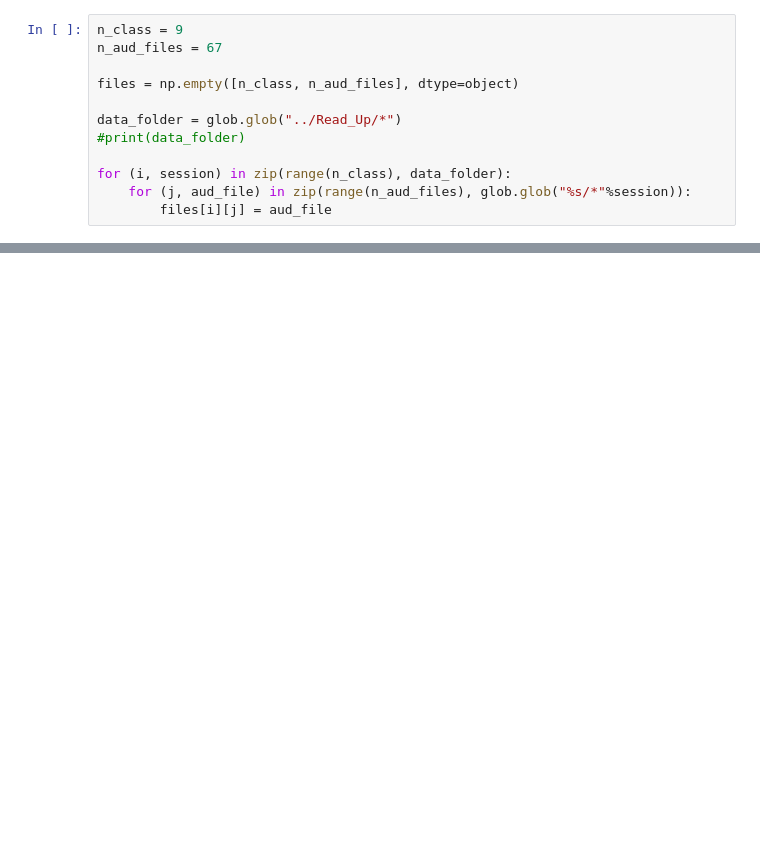
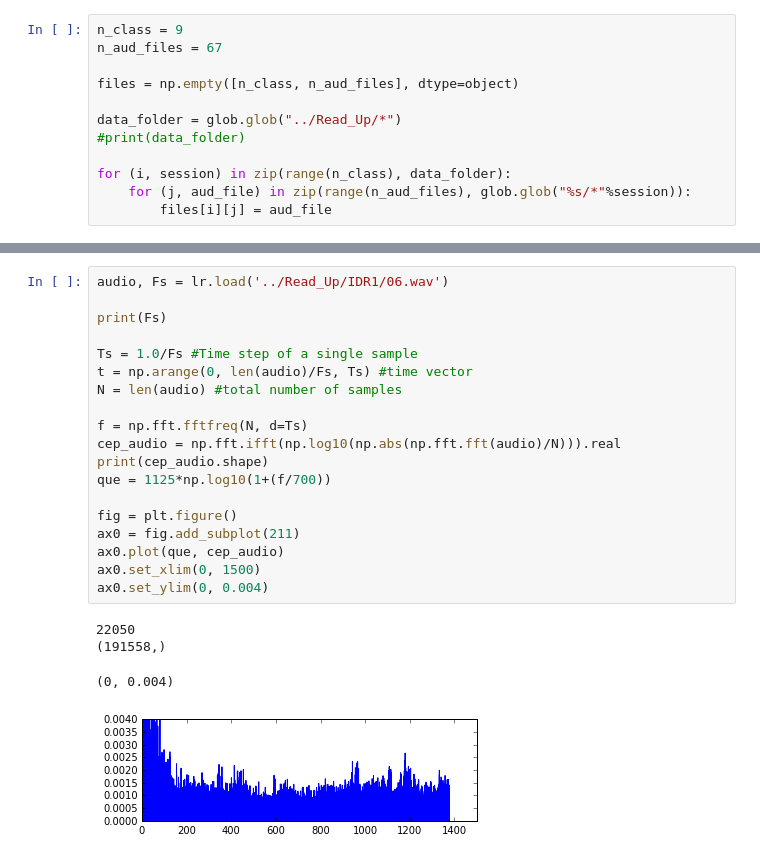
Before and after one commit to layman-n-ish/Dialect-Classification, a Jupyter notebook: Analysis.ipynb, the cells around one changed output, grey strips where cells are left out. Cells and saved outputs as stored; diff of their text form; blank space fills up the shorter version.

```diff
--- a/Analysis.ipynb
+++ b/Analysis.ipynb
@@ -109,0 +75,24 @@ print(audio_files)
+# %%
+audio, Fs = lr.load('../Read_Up/IDR1/06.wav')
+
+print(Fs)
+
+Ts = 1.0/Fs #Time step of a single sample
+t = np.arange(0, len(audio)/Fs, Ts) #time vector
+N = len(audio) #total number of samples
+
+f = np.fft.fftfreq(N, d=Ts)
+cep_audio = np.fft.ifft(np.log10(np.abs(np.fft.fft(audio)/N))).real
+print(cep_audio.shape)
+que = 1125*np.log10(1+(f/700))
+
+fig = plt.figure()
+ax0 = fig.add_subplot(211)
+ax0.plot(que, cep_audio)
+ax0.set_xlim(0, 1500)
+ax0.set_ylim(0, 0.004)
+# %% [output]
+22050
+(191558,)
+(0, 0.004)
+[figure, added]
```
Also changed, not shown: parts of 5 cells of this notebook, 1 other file.
